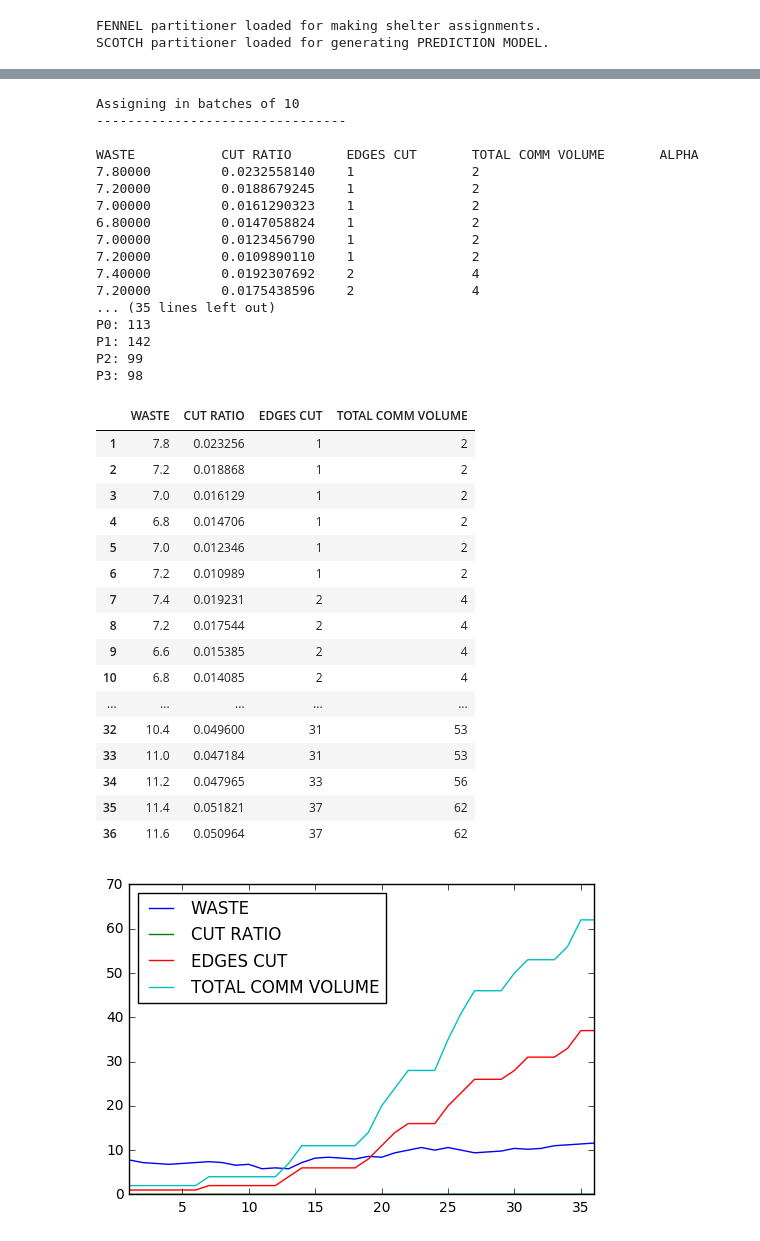
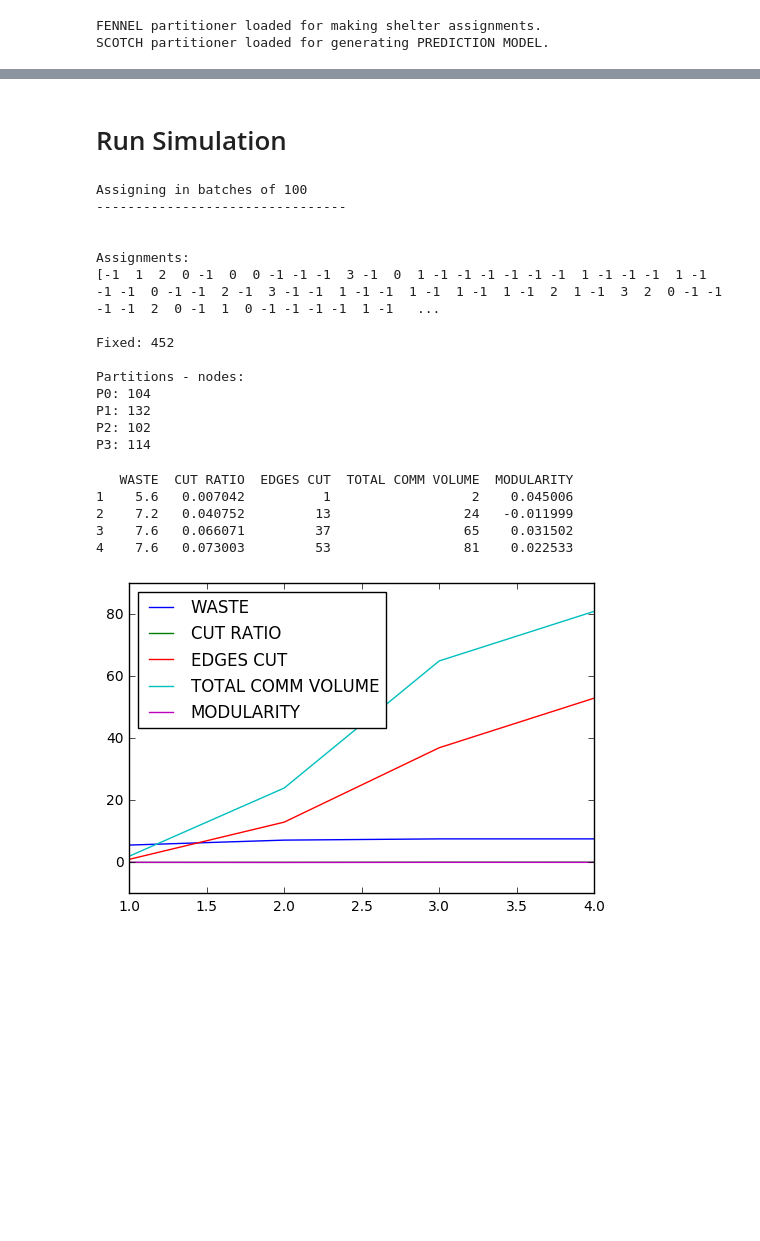
Before and after one commit to sbarakat/graph-partitioning, a Jupyter notebook: graph-partitioning-fennel.ipynb, the cells around one changed output, grey strips where cells are left out. Saved outputs shown, nothing was run; the diff lists cells and outputs as text; code cells hidden in the pictures; blank space fills up the shorter version.

Commit message:
added printing community.modularity metric and new graph visuals

```diff
--- a/graph-partitioning-fennel.ipynb
+++ b/graph-partitioning-fennel.ipynb
@@ -1,6 +1,6 @@
 # %%
 import os
-from graph_partitioning import GraphPartitioning
+from graph_partitioning import GraphPartitioning, utils
 
 pwd = %pwd
 
@@ -44,7 +44,7 @@ config = {
 
     # Number of arrivals to batch before recalculating alpha and restreaming.
     # When set to 1, one-shot is used with alpha value from above
-    "restream_batches": 10,
+    "restream_batches": 100,
 
     # When the batch size is reached: if set to True, each node is assigned
     # individually as first in first out. If set to False, the entire batch
@@ -96,6 +96,9 @@ gp = GraphPartitioning(config)
 #random.shuffle(gp.arrival_order)
 
 %pylab inline
+
+import pandas as pd
+cols = ["WASTE", "CUT RATIO", "EDGES CUT", "TOTAL COMM VOLUME", "MODULARITY"]
 # %% [output]
 Populating the interactive namespace from numpy and matplotlib
 # %%
@@ -147,51 +169,35 @@ P0: 29
 P1: 45
 P2: 10
 P3: 16
+# %% [markdown]
+# Run Simulation
 # %%
 m = gp.batch_arrival()
 # %% [output]
-Assigning in batches of 10
+Assigning in batches of 100
 --------------------------------
 
-WASTE           CUT RATIO       EDGES CUT       TOTAL COMM VOLUME       ALPHA
-7.80000         0.0232558140    1               2
-7.20000         0.0188679245    1               2
-7.00000         0.0161290323    1               2
-6.80000         0.0147058824    1               2
-7.00000         0.0123456790    1               2
-7.20000         0.0109890110    1               2
-7.40000         0.0192307692    2               4
-7.20000         0.0175438596    2               4
-... (35 lines left out)
-P0: 113
-P1: 142
-P2: 99
-P3: 98
+
+Assignments:
+[-1  1  2  0 -1  0  0 -1 -1 -1  3 -1  0  1 -1 -1 -1 -1 -1 -1  1 -1 -1 -1  1 -1 -1 -1  0 -1 -1  2 -1  3 -1 -1  1 -1 -1  1 -1  1 -1  1 -1  2  1 -1  3  2  0 -1 -1 -1 -1  2  0 -1  1  0 -1 -1 -1 -1  1 -1   ...
+
+Fixed: 452
+
+Partitions - nodes:
+P0: 104
+P1: 132
+P2: 102
+P3: 114
 # %%
-import pandas as pd
 rows = list(range(1, len(m)+1))
-cols = ["WASTE", "CUT RATIO", "EDGES CUT", "TOTAL COMM VOLUME"]
-
 df = pd.DataFrame(m, index=rows, columns=cols)
 
 df.plot()
-df
+print(df)
 # %% [output]
-|  | WASTE | CUT RATIO | EDGES CUT | TOTAL COMM VOLUME |
-| 1 | 7.8 | 0.023256 | 1 | 2 |
-| 2 | 7.2 | 0.018868 | 1 | 2 |
-| 3 | 7.0 | 0.016129 | 1 | 2 |
-| 4 | 6.8 | 0.014706 | 1 | 2 |
-| 5 | 7.0 | 0.012346 | 1 | 2 |
-| 6 | 7.2 | 0.010989 | 1 | 2 |
-| 7 | 7.4 | 0.019231 | 2 | 4 |
-| 8 | 7.2 | 0.017544 | 2 | 4 |
-| 9 | 6.6 | 0.015385 | 2 | 4 |
-| 10 | 6.8 | 0.014085 | 2 | 4 |
-| ... | ... | ... | ... | ... |
-| 32 | 10.4 | 0.049600 | 31 | 53 |
-| 33 | 11.0 | 0.047184 | 31 | 53 |
-| 34 | 11.2 | 0.047965 | 33 | 56 |
-| 35 | 11.4 | 0.051821 | 37 | 62 |
-| 36 | 11.6 | 0.050964 | 37 | 62 |
+   WASTE  CUT RATIO  EDGES CUT  TOTAL COMM VOLUME  MODULARITY
+1    5.6   0.007042          1                  2    0.045006
+2    7.2   0.040752         13                 24   -0.011999
+3    7.6   0.066071         37                 65    0.031502
+4    7.6   0.073003         53                 81    0.022533
-[figure, old version]
+[figure, new version]
```
Also changed, not shown: parts of 12 cells of this notebook, 2 other files.
